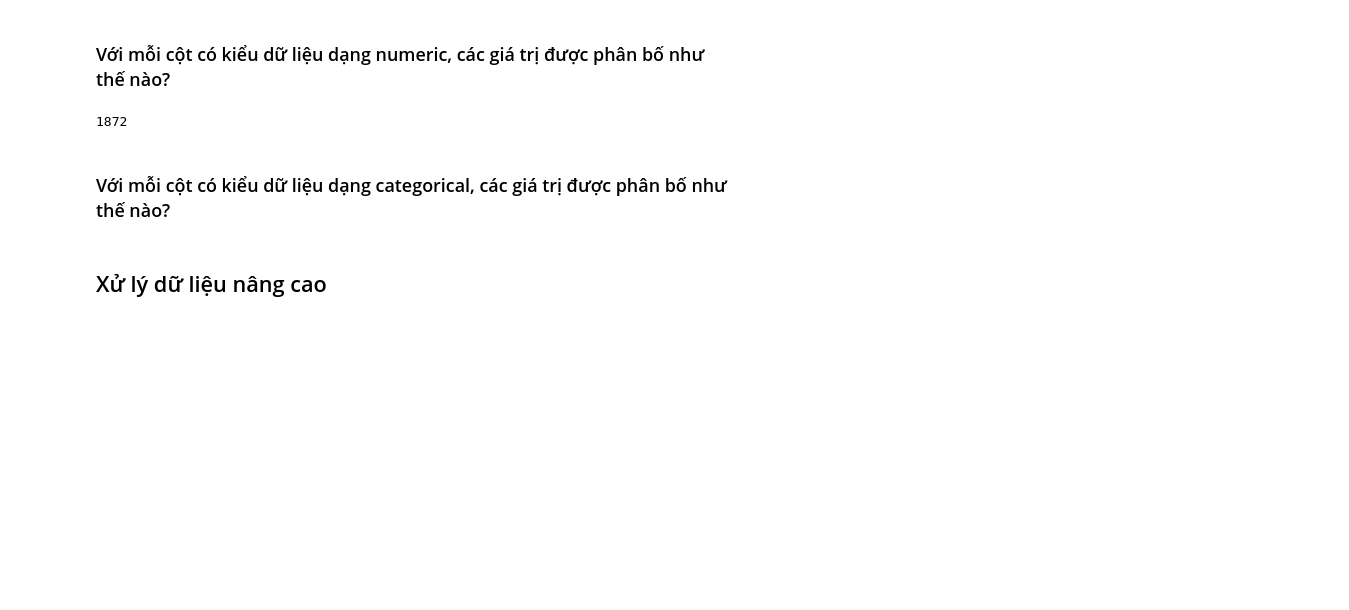
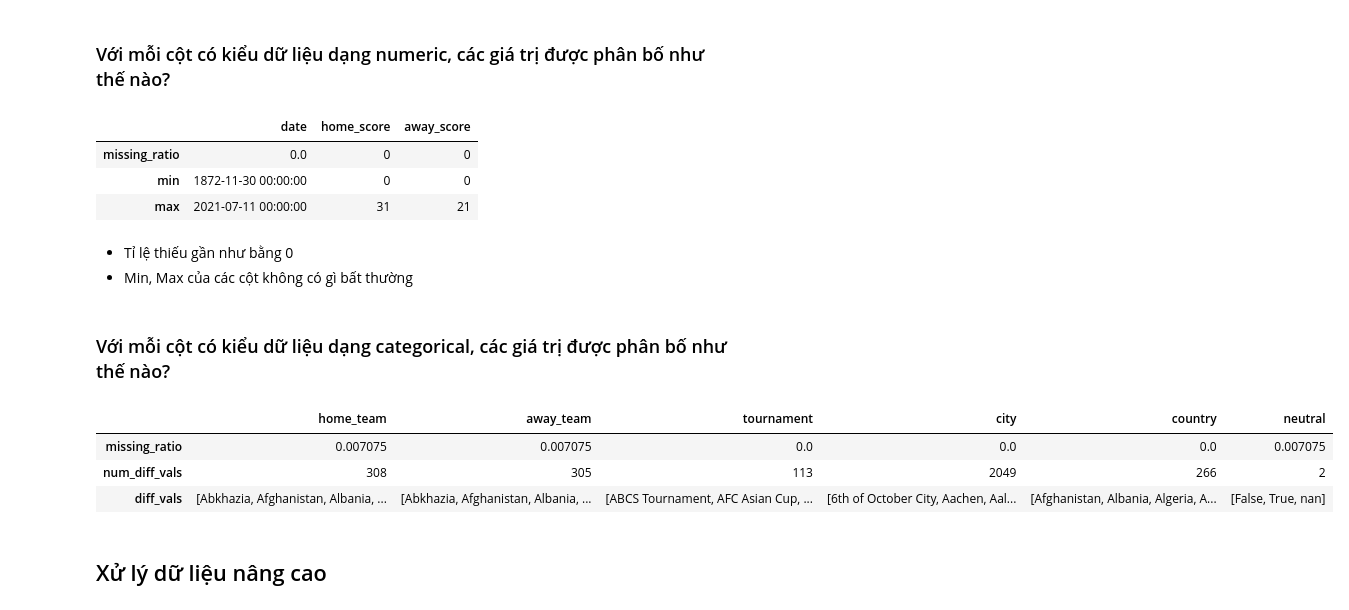
Before and after one commit to ntngon8399/FinalProject-P4DS, a Jupyter notebook: Final_Project.ipynb, the cells around one changed output. Cells and saved outputs as stored; diff of their text form; code cells hidden in the pictures; blank space fills up the shorter version.

```diff
--- a/Final_Project.ipynb
+++ b/Final_Project.ipynb
@@ -124,12 +124,37 @@ dtype: object
 fb_df['date'] = pd.to_datetime(fb_df['date'])
 # %% [markdown]
 ### Với mỗi cột có kiểu dữ liệu dạng numeric, các giá trị được phân bố như thế nào?
-# %%
-fb_df['date'].dt.year.min()
-# %% [output]
-1872
+# %%
+nume_col_profiles_df = pd.DataFrame({'missing_ratio': fb_df[['date', 'home_score', 'away_score']].isna().mean()*100,
+                                    'min': fb_df[['date', 'home_score', 'away_score']].min(),
+                                    'max': fb_df[['date', 'home_score', 'away_score']].max()}).T
+nume_col_profiles_df['home_score']  = nume_col_profiles_df['home_score'].astype('int')
+nume_col_profiles_df['away_score']  = nume_col_profiles_df['away_score'].astype('int')
+nume_col_profiles_df
+# %% [output]
+|  | date | home_score | away_score |
+| missing_ratio | 0.0 | 0 | 0 |
+| min | 1872-11-30 00:00:00 | 0 | 0 |
+| max | 2021-07-11 00:00:00 | 31 | 21 |
+# %% [markdown]
+- Tỉ lệ thiếu gần như bằng 0
+- Min, Max của các cột không có gì bất thường
 # %% [markdown]
 ### Với mỗi cột có kiểu dữ liệu dạng categorical, các giá trị được phân bố như thế nào?
+# %%
+cols = ["home_team", "away_team", "tournament", "city", "country", "neutral"]
+missing_ratio = fb_df[cols].isna().mean()*100
+num_diff_vals = fb_df[cols].nunique()
+diff_vals = fb_df[cols].apply(lambda s: list(s.sort_values().unique()))
+
+cate_col_profiles_df = pd.DataFrame({'missing_ratio': missing_ratio, 'num_diff_vals': num_diff_vals, 'diff_vals': diff_vals}).transpose()
+
+cate_col_profiles_df
+# %% [output]
+|  | home_team | away_team | tournament | city | country | neutral |
+| missing_ratio | 0.007075 | 0.007075 | 0.0 | 0.0 | 0.0 | 0.007075 |
+| num_diff_vals | 308 | 305 | 113 | 2049 | 266 | 2 |
+| diff_vals | [Abkhazia, Afghanistan, Albania, ... | [Abkhazia, Afghanistan, Albania, ... | [ABCS Tournament, AFC Asian Cup, ... | [6th of October City, Aachen, Aal... | [Afghanistan, Albania, Algeria, A... | [False, True, nan] |
 # %% [markdown]
 ## Xử lý dữ liệu nâng cao
 # %% [markdown]
```
Also changed, not shown: parts of 18 cells of this notebook.
